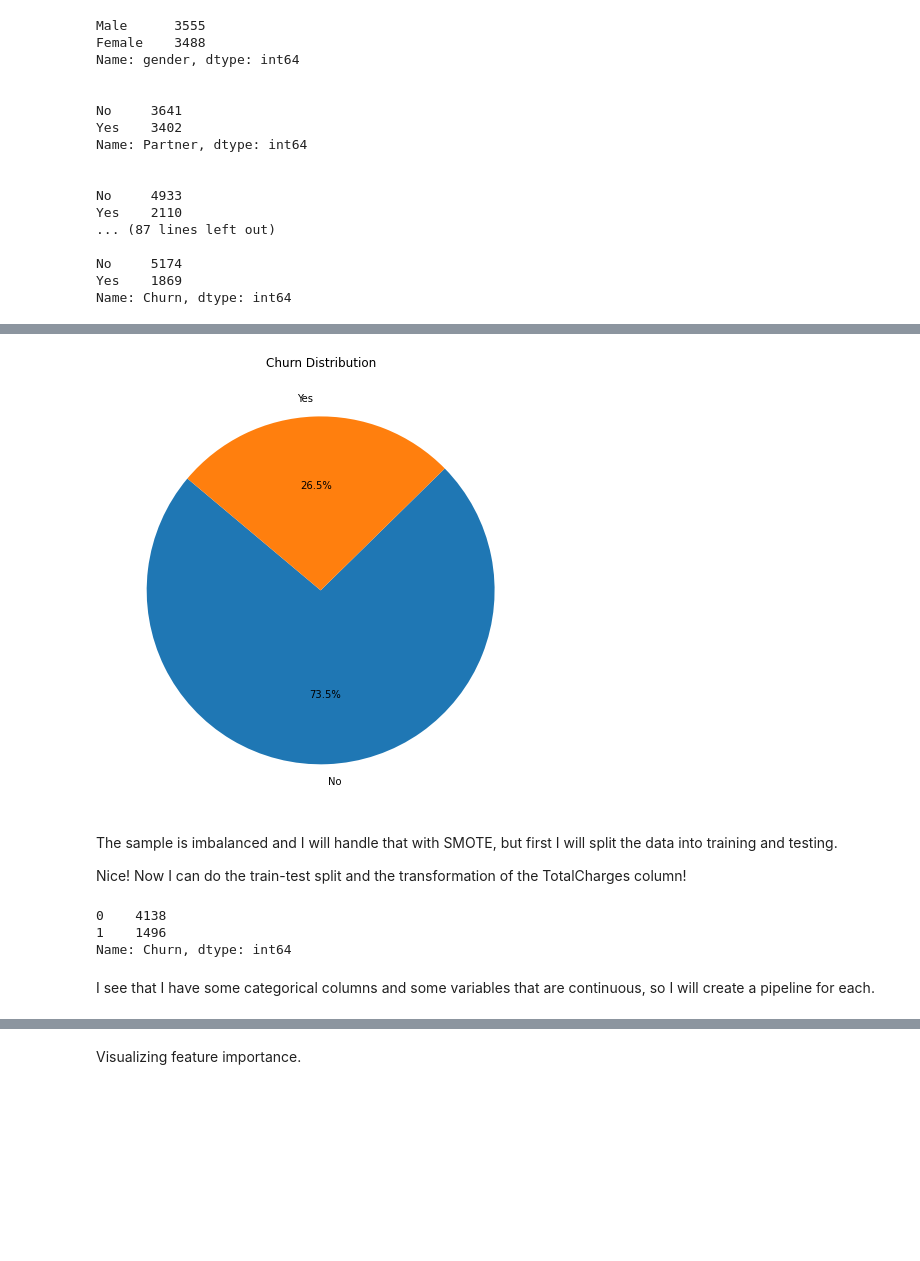
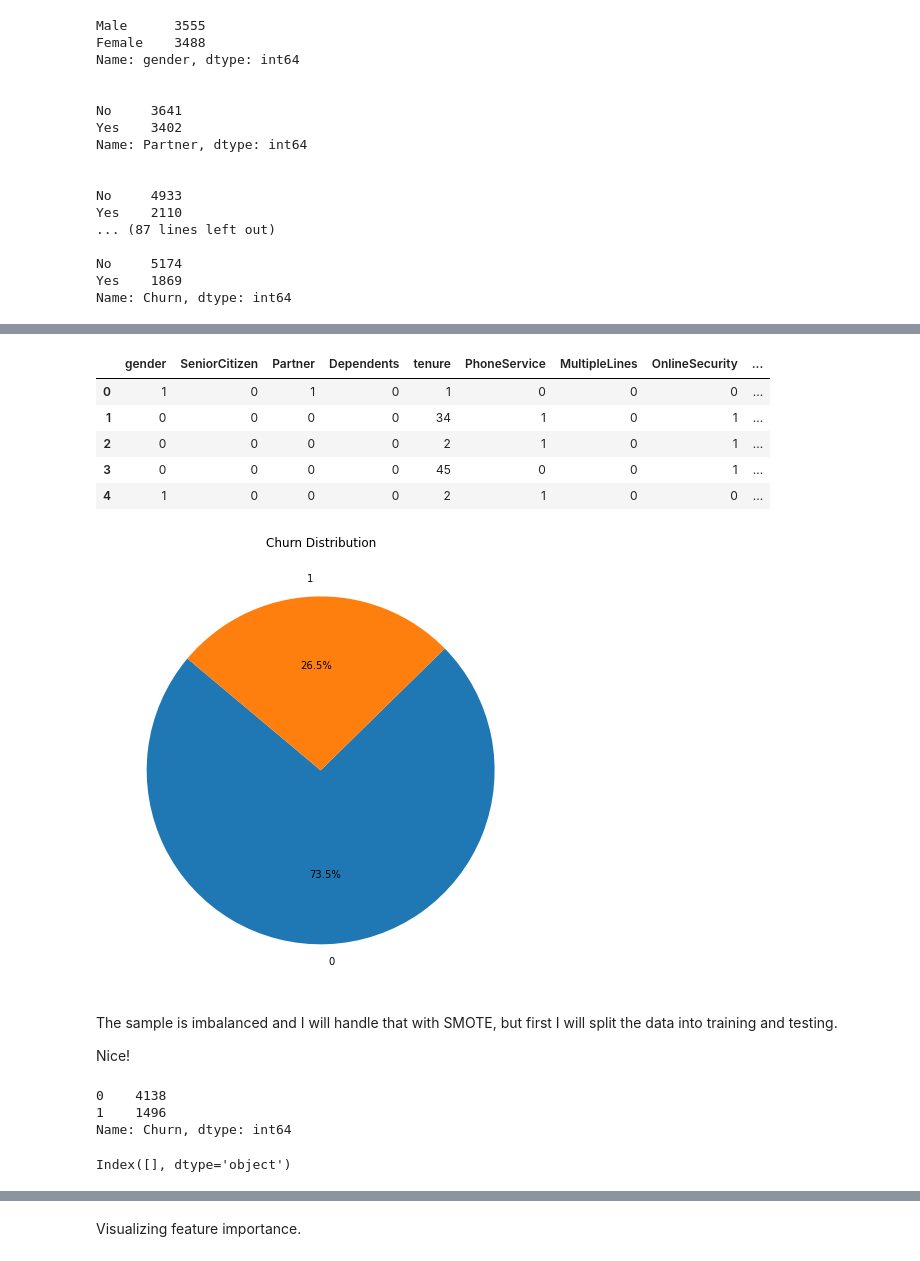
Before and after one commit to DavidM199/MLE_Portfolio_Project, a Jupyter notebook: portfolio_project.ipynb, the cells around one changed output, grey strips where cells are left out. Drawn from its saved outputs; the diff is of its cells as text; code cells hidden in the pictures; blank space fills up the shorter version.

```diff
--- a/portfolio_project.ipynb
+++ b/portfolio_project.ipynb
@@ -61,0 +42,3 @@ memory usage: 1.1+ MB
+# %%
+churn_df.drop('customerID', axis=1, inplace=True)
+churn_df.info()
@@ -100,0 +93,17 @@ df_churn["TotalCharges"] = pd.to_numeric(df_churn["TotalCharges"], errors='coerc
+# %%
+no_internet_services = ['OnlineSecurity', 'OnlineBackup', 'DeviceProtection', 'TechSupport', 'StreamingTV', 'StreamingMovies']
+no_phone_services = ['MultipleLines']
+
+for column in no_internet_services:
+    churn_df[column] = churn_df[column].replace({'No internet service': 'No'})
+
+churn_df['MultipleLines'] = churn_df['MultipleLines'].replace({'No phone service': 'No'})
+
+yes_no_columns = ['Partner', 'Dependents', 'PhoneService', 'MultipleLines', 'OnlineSecurity', 'OnlineBackup', 'DeviceProtection', 'TechSupport', 'StreamingTV', 'StreamingMovies', 'PaperlessBilling', 'Churn']
+for column in yes_no_columns:
+    churn_df[column] = churn_df[column].map({'Yes': 1, 'No': 0})
+#map male to 0 female to 1
+churn_df['gender'] = churn_df['gender'].map({"Male":0, "Female":1})
+
+churn_df["TotalCharges"] = pd.to_numeric(churn_df["TotalCharges"], errors='coerce')
+churn_df['TotalCharges'] = churn_df['TotalCharges'].fillna(churn_df['TotalCharges'].mean())
@@ -101,3 +136,14 @@ df_churn["TotalCharges"] = pd.to_numeric(df_churn["TotalCharges"], errors='coerc
+# %%
+churn_df = pd.get_dummies(churn_df, columns=['InternetService', 'Contract', 'PaymentMethod'], drop_first=True)
+# %%
+churn_df.head()
+# %% [output]
+|  | gender | SeniorCitizen | Partner | Dependents | tenure | PhoneService | MultipleLines | OnlineSecurity | ... |
+| 0 | 1 | 0 | 1 | 0 | 1 | 0 | 0 | 0 | ... |
+| 1 | 0 | 0 | 0 | 0 | 34 | 1 | 0 | 1 | ... |
+| 2 | 0 | 0 | 0 | 0 | 2 | 1 | 0 | 1 | ... |
+| 3 | 0 | 0 | 0 | 0 | 45 | 0 | 0 | 1 | ... |
+| 4 | 1 | 0 | 0 | 0 | 2 | 1 | 0 | 0 | ... |
 # %%
 churn_counts = churn_df["Churn"].value_counts()
 
@@ -107,22 +153,21 @@ plt.pie(churn_counts, labels=churn_counts.index, autopct='%1.1f%%', startangle=1
 plt.title('Churn Distribution')
 plt.show()
 # %% [output]
-[figure, old version]
+[figure, new version]
 # %% [markdown]
 The sample is imbalanced and I will handle that with SMOTE, but first I will split the data into training and testing.
 
-Nice! Now I can do the train-test split and the transformation of the TotalCharges column!
+Nice!
 # %%
-X = df_churn.drop(['Churn'], axis=1)
-y = df_churn['Churn']
+X = churn_df.drop(['Churn'], axis=1)
+y = churn_df['Churn']
 
 X_train, X_test, y_train, y_test = train_test_split(X, y, test_size=0.2, random_state=42)
 
-
 print(y_train.value_counts())
+X_train.select_dtypes(include=['object']).columns
 # %% [output]
 0    4138
 1    1496
 Name: Churn, dtype: int64
+Index([], dtype='object')
-# %% [markdown]
-I see that I have some categorical columns and some variables that are continuous, so I will create a pipeline for each.
```
Also changed, not shown: parts of 19 cells of this notebook.
